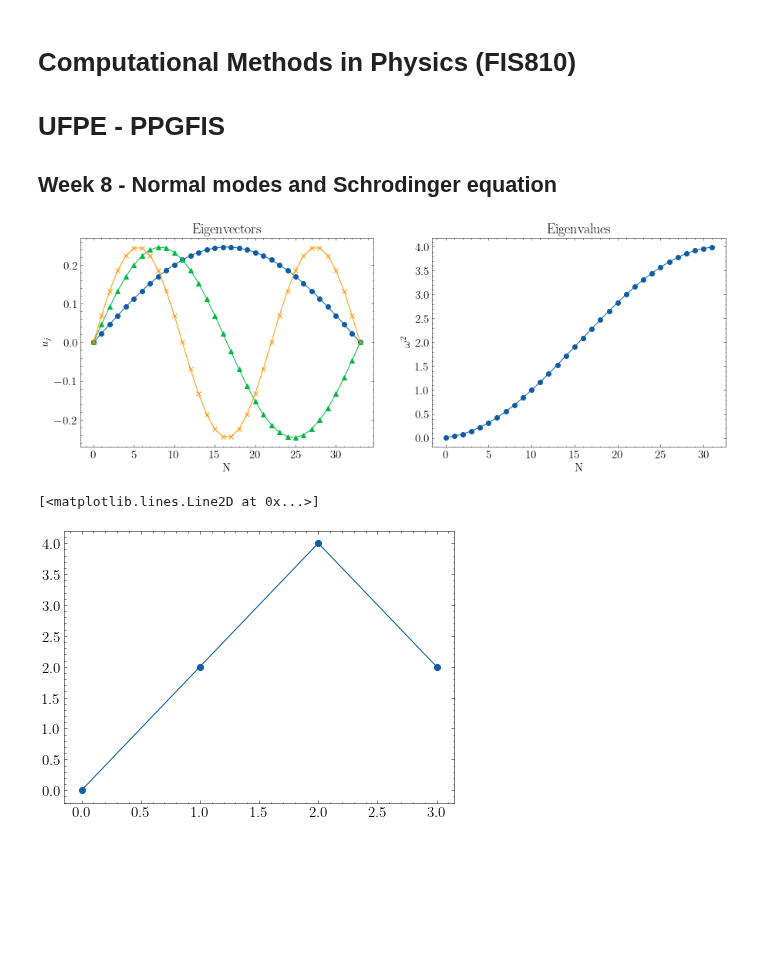
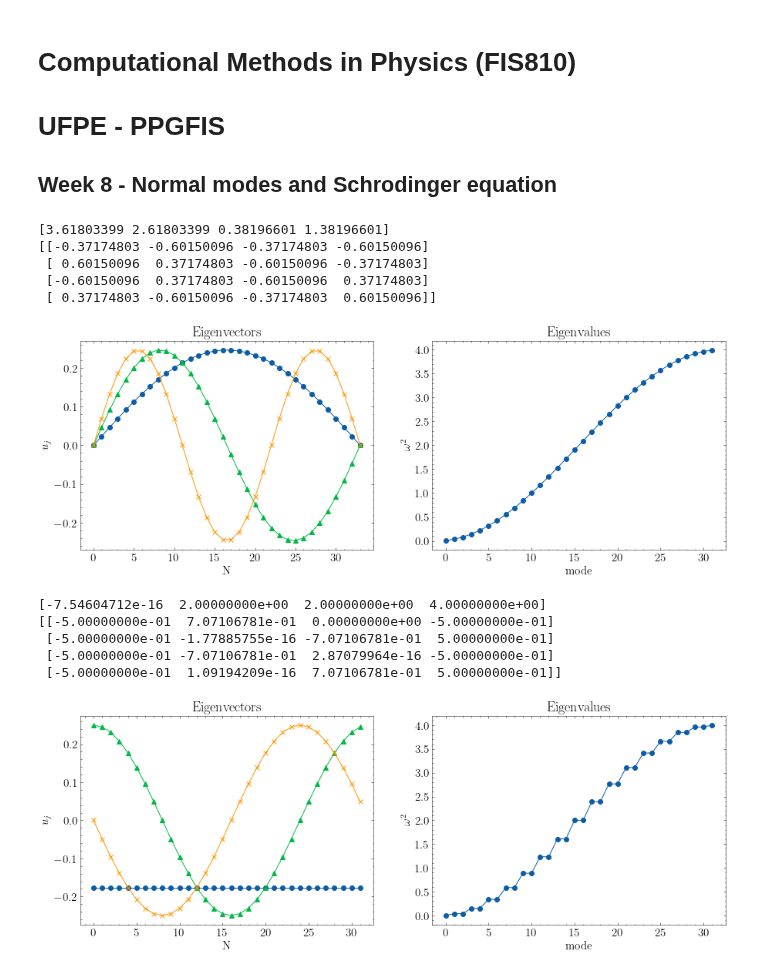
Before and after one commit to franklinzppa/fisica-computacional, a Jupyter notebook: Week 8 - Normal modes.ipynb, the cells around one changed output. Cells and saved outputs as stored; diff of their text form; code cells hidden in the pictures; blank space fills up the shorter version.

```diff
--- a/Week 8 - Normal modes.ipynb
+++ b/Week 8 - Normal modes.ipynb
@@ -16,40 +16,62 @@ plt.style.use('science')
 plt.rcParams['figure.figsize'] = (7,5)
 plt.rcParams['font.size'] = 15
 plt.rcParams['text.usetex'] = True
+# %%
+# Condições de contorno periodicas
+
+T = omg0_sq* np.array([[2, -1, 0, 0],
+                       [-1, 2, -1, 0],
+                       [0, -1, 2, -1],
+                       [0, 0, -1, 2]])
+
+e, v = np.linalg.eig(T)
+
+print(e)
+print(v)
+# %% [output]
+[3.61803399 2.61803399 0.38196601 1.38196601]
+[[-0.37174803 -0.60150096 -0.37174803 -0.60150096]
+ [ 0.60150096  0.37174803 -0.60150096 -0.37174803]
+ [-0.60150096  0.37174803 -0.60150096  0.37174803]
+ [ 0.37174803 -0.60150096 -0.37174803  0.60150096]]
 # %%
 # 32 masses, equal k and m, fixed boundaries
 
 N = 32
+k = 1.0
+m = 1.0
+
+omg0_sq = k/m
 
 d = 2*omg0_sq*np.ones(N)
 e = -omg0_sq*np.ones(N-1)
 
 eigenval, eigenvec = linalg.eigh_tridiagonal(d,e)
 
 def add_boundary(array, bound=0):
     array = np.insert(array, 0, bound)
     array = np.append(array, bound)
     return array
 
 
 plt.figure(figsize=(15,5))
 plt.subplot(1,2,1)
 plt.plot(add_boundary(eigenvec.T[0]), marker='o')
 plt.plot(add_boundary(eigenvec.T[1]), marker='^')
 plt.plot(add_boundary(eigenvec.T[2]), marker='x')
 plt.ylabel('$u_j$')
 plt.xlabel('N')
 plt.title('Eigenvectors')
 
 plt.subplot(1,2,2)
 plt.plot(eigenval, marker='o')
 plt.ylabel('$\omega^2$')
-plt.xlabel('N')
+plt.xlabel('mode')
 plt.title('Eigenvalues')
 
 plt.show()
 # %% [output]
-[figure, old version]
+[figure, new version]
 # %%
 # Condições de contorno periodicas
 
@@ -58,8 +80,13 @@ T = omg0_sq* np.array([[2, -1, 0, -1],
                        [0, -1, 2, -1],
                        [-1, 0, -1, 2]])
 
-e, v = np.linalg.eig(T)
-plt.plot(e, marker='o')
+e, v = np.linalg.eigh(T)
+
+print(e)
+print(v)
 # %% [output]
-[<matplotlib.lines.Line2D at 0x...>]
+[-7.54604712e-16  2.00000000e+00  2.00000000e+00  4.00000000e+00]
+[[-5.00000000e-01  7.07106781e-01  0.00000000e+00 -5.00000000e-01]
+ [-5.00000000e-01 -1.77885755e-16 -7.07106781e-01  5.00000000e-01]
+ [-5.00000000e-01 -7.07106781e-01  2.87079964e-16 -5.00000000e-01]
+ [-5.00000000e-01  1.09194209e-16  7.07106781e-01  5.00000000e-01]]
-[figure, removed]
@@ -67,0 +93,37 @@ plt.plot(e, marker='o')
+# %%
+# Making trigonal banded matrices
+
+N = 32
+
+T = np.zeros((N,N))
+
+for i in range(N):
+    for j in range(N):
+        if i == j:
+            T[i][j] = 2.0
+        elif i == j+1 or i == j-1:
+            T[i][j] = -1.0
+
+T[0][-1] = -1.0
+T[-1][0] = -1.0
+
+e, v = linalg.eigh(T)
+
+plt.figure(figsize=(15,5))
+plt.subplot(1,2,1)
+plt.plot(v.T[0], marker='o')
+plt.plot(v.T[1], marker='^')
+plt.plot(v.T[2], marker='x')
+plt.ylabel('$u_j$')
+plt.xlabel('N')
+plt.title('Eigenvectors')
+
+plt.subplot(1,2,2)
+plt.plot(e, marker='o')
+plt.ylabel('$\omega^2$')
+plt.xlabel('mode')
+plt.title('Eigenvalues')
+
+plt.show()
+# %% [output]
+[figure, added]
```
Also changed, not shown: parts of 3 cells of this notebook.
